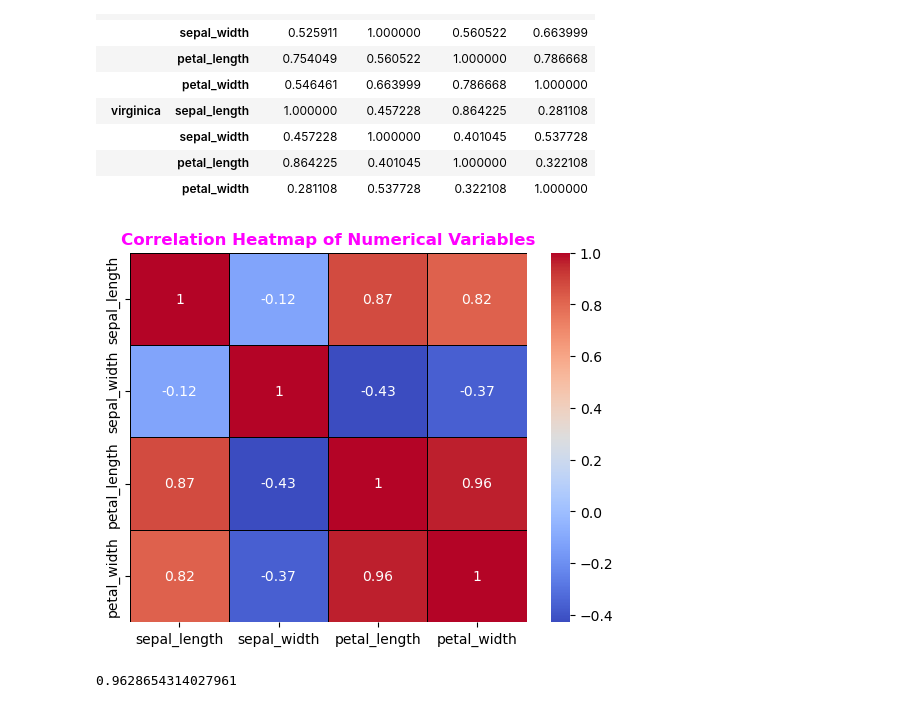
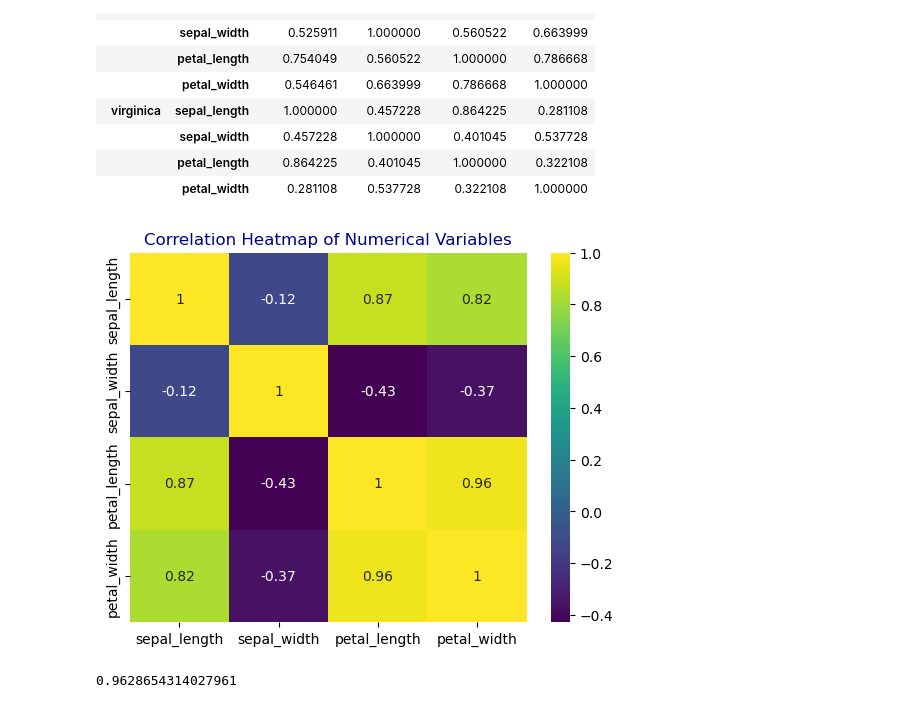
Before and after one commit to L-g00438909/pands-project, a Jupyter notebook: analysis.ipynb, the cells around one changed output. Saved outputs shown, nothing was run; the diff lists cells and outputs as text; code cells hidden in the pictures.

```diff
--- a/analysis.ipynb
+++ b/analysis.ipynb
@@ -283,14 +285,18 @@ df.groupby('species').corr()
 |  | petal_length | 0.864225 | 0.401045 | 1.000000 | 0.322108 |
 |  | petal_width | 0.281108 | 0.537728 | 0.322108 | 1.000000 |
 # %%
+
+# correlation heatmap:
 # correlation heatmap of numerical variables
 numerical_variables =[ 'sepal_length', 'sepal_width', 'petal_length', 'petal_width']
 correlation =df[numerical_variables].corr()
-sns.heatmap(correlation, annot=True, cmap='coolwarm', linewidths=0.5, linecolor='black')
-plt.title('Correlation Heatmap of Numerical Variables', color='magenta', fontweight='bold', fontsize=12)
+sns.heatmap(correlation, annot=True, cmap='viridis')
+plt.title('Correlation Heatmap of Numerical Variables', color='darkblue')
+plt.savefig('correlation_heatmap.png')
+
 plt.show()
 # %% [output]
-[figure, old version]
+[figure, new version]
 # %%
 from matplotlib import cm
 from matplotlib.colors import ListedColormap,LinearSegmentedColormap
```
Also changed, not shown: parts of 2 cells of this notebook, 12 other files.
